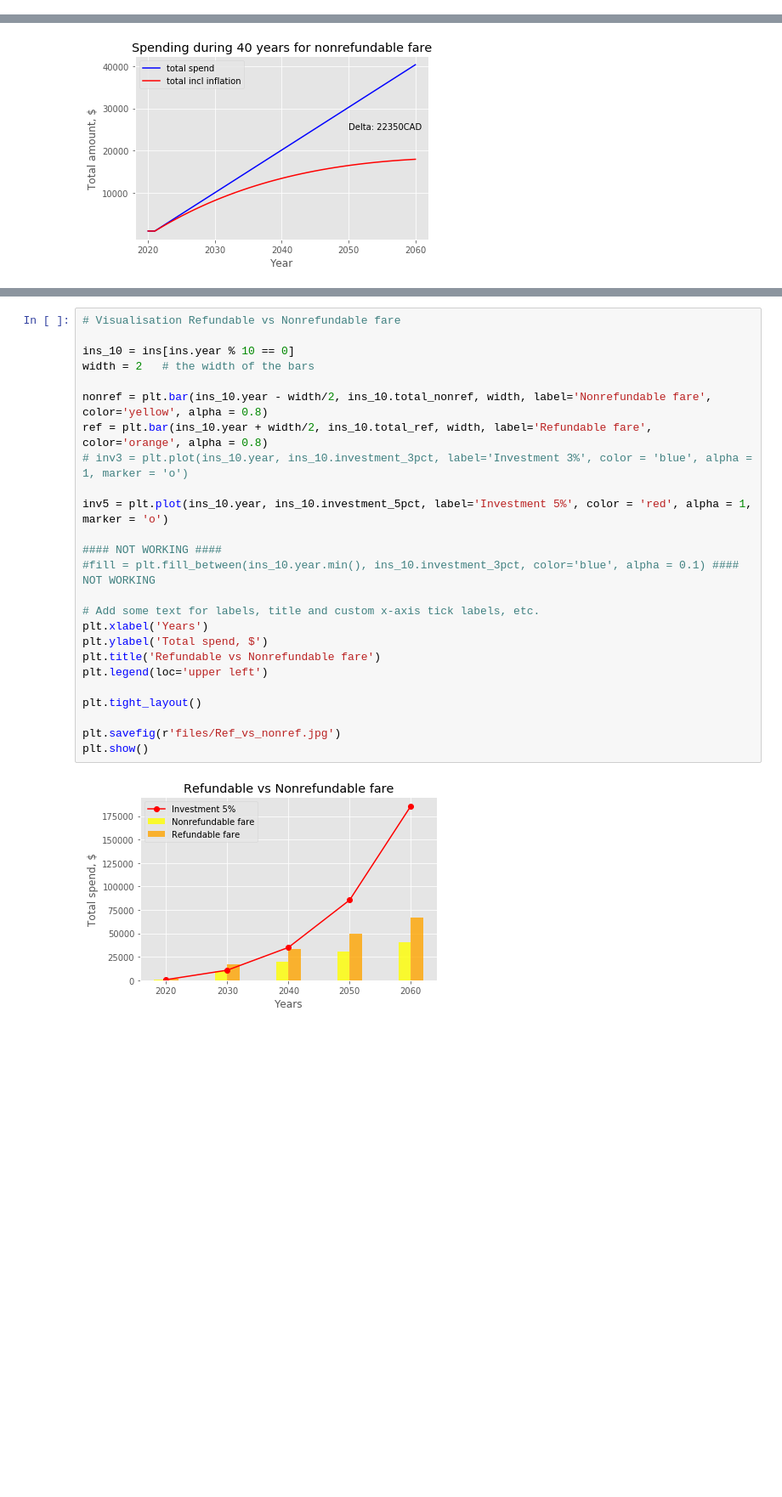
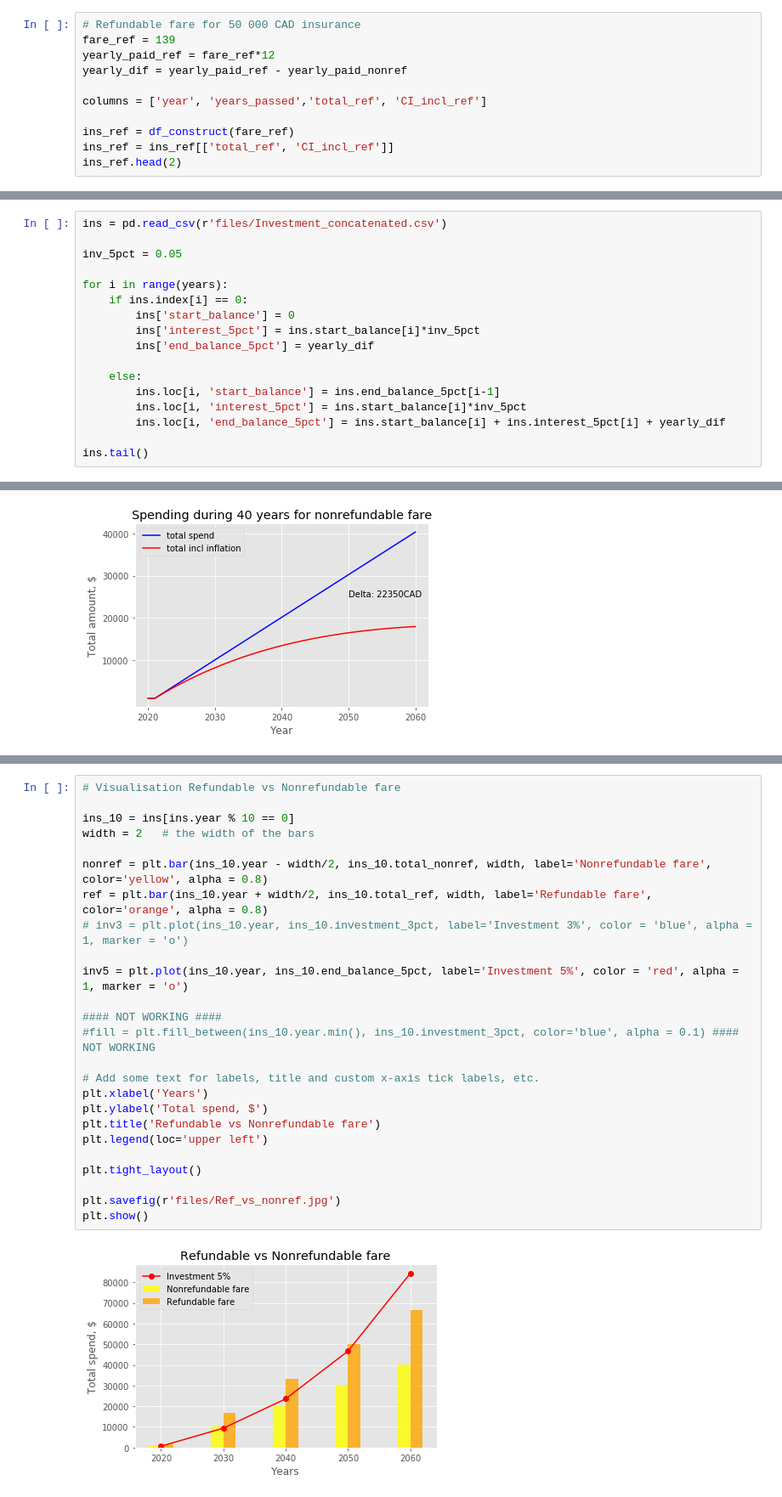
Before and after one commit to samburska/insurance, a Jupyter notebook: Insurance.ipynb, the cells around one changed output, grey strips where cells are left out. Shown at 85% size. Cells and saved outputs as stored; diff of their text form; blank space fills up the shorter version.

```diff
--- a/Insurance.ipynb
+++ b/Insurance.ipynb
@@ -59,0 +35,11 @@ ins.head()
+# %%
+# Refundable fare for 50 000 CAD insurance
+fare_ref = 139
+yearly_paid_ref = fare_ref*12
+yearly_dif = yearly_paid_ref - yearly_paid_nonref
+
+columns = ['year', 'years_passed','total_ref', 'CI_incl_ref']
+
+ins_ref = df_construct(fare_ref)
+ins_ref = ins_ref[['total_ref', 'CI_incl_ref']]
+ins_ref.head(2)
@@ -59,0 +63,17 @@ ins.head()
+# %%
+ins = pd.read_csv(r'files/Investment_concatenated.csv')
+
+inv_5pct = 0.05
+
+for i in range(years):
+    if ins.index[i] == 0:
+        ins['start_balance'] = 0
+        ins['interest_5pct'] = ins.start_balance[i]*inv_5pct
+        ins['end_balance_5pct'] = yearly_dif
+
+    else:
+        ins.loc[i, 'start_balance'] = ins.end_balance_5pct[i-1]
+        ins.loc[i, 'interest_5pct'] = ins.start_balance[i]*inv_5pct
+        ins.loc[i, 'end_balance_5pct'] = ins.start_balance[i] + ins.interest_5pct[i] + yearly_dif
+
+ins.tail()
@@ -160,28 +187,28 @@ Name: year, dtype: int64
 # %%
 # Visualisation Refundable vs Nonrefundable fare
 
 ins_10 = ins[ins.year % 10 == 0]
 width = 2   # the width of the bars
 
 nonref = plt.bar(ins_10.year - width/2, ins_10.total_nonref, width, label='Nonrefundable fare', color='yellow', alpha = 0.8)
 ref = plt.bar(ins_10.year + width/2, ins_10.total_ref, width, label='Refundable fare', color='orange', alpha = 0.8)
 # inv3 = plt.plot(ins_10.year, ins_10.investment_3pct, label='Investment 3%', color = 'blue', alpha = 1, marker = 'o')
 
-inv5 = plt.plot(ins_10.year, ins_10.investment_5pct, label='Investment 5%', color = 'red', alpha = 1, marker = 'o')
+inv5 = plt.plot(ins_10.year, ins_10.end_balance_5pct, label='Investment 5%', color = 'red', alpha = 1, marker = 'o')
 
 #### NOT WORKING ####
 #fill = plt.fill_between(ins_10.year.min(), ins_10.investment_3pct, color='blue', alpha = 0.1) #### NOT WORKING
 
 # Add some text for labels, title and custom x-axis tick labels, etc.
 plt.xlabel('Years')
 plt.ylabel('Total spend, $')
 plt.title('Refundable vs Nonrefundable fare')
 plt.legend(loc='upper left')
 
 plt.tight_layout()
 
 plt.savefig(r'files/Ref_vs_nonref.jpg')
 plt.show()
 # %% [output]
-[figure, old version]
+[figure, new version]
 # %%
```
Also changed, not shown: parts of 12 cells of this notebook, 5 other files.
